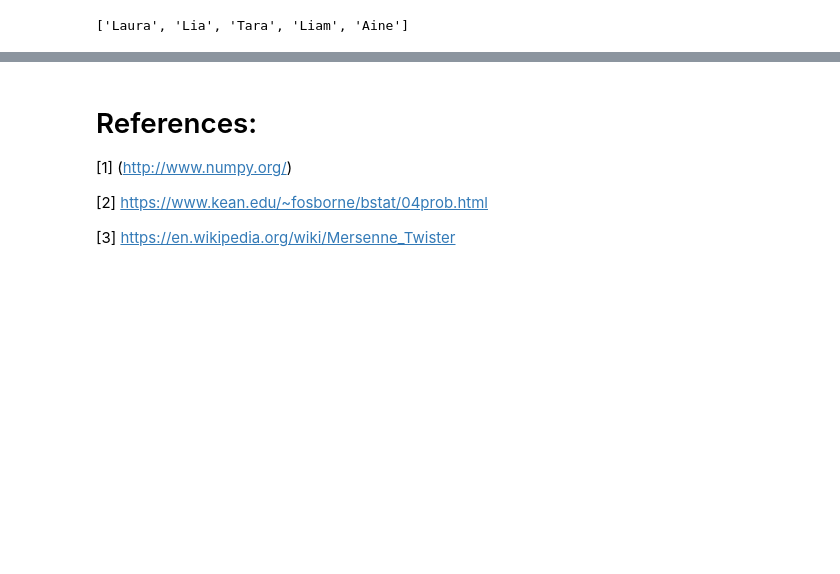
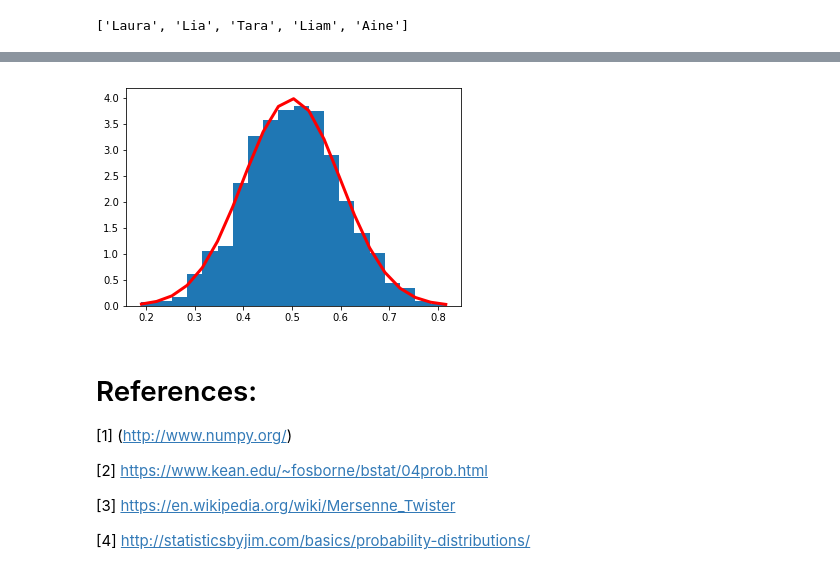
Before and after one commit to mikequaid/Programming, a Jupyter notebook: Practical Assignment - Programming.ipynb, the cells around one changed output, grey strips where cells are left out. Cells and saved outputs as stored; diff of their text form; code cells hidden in the pictures; blank space fills up the shorter version.

Commit message:
normal dist

```diff
--- a/Practical Assignment - Programming.ipynb
+++ b/Practical Assignment - Programming.ipynb
@@ -53,3 +71,22 @@ santa
+# %%
+# Example of Normal Distribution
+# numpy.random.normal draws random samples from a normal distribution
+# It has three parameters: location (M), scale (SD) and size (optional)
+
+import numpy as np
+import matplotlib.pyplot as plt
+
+mu, sigma = 0.5, 0.1 # Create Mean and Standard Deviation variables
+s = np.random.normal(mu, sigma, 1000)
+
+count, bins, ignored = plt.hist(s, 20, normed=True) # Create the bins and histogram
+
+# Plot the distribution curve
+plt.plot(bins, 1/(sigma * np.sqrt(2 * np.pi)) *
+    np.exp( - (bins - mu)**2 / (2 * sigma**2) ),       linewidth=3, color='r')
+plt.show()
+# %% [output]
+[figure, added]
 # %% [markdown]
 # References:
 
@@ -58,3 +95,5 @@ santa
 [2] https://www.kean.edu/~fosborne/bstat/04prob.html
 
 [3] https://en.wikipedia.org/wiki/Mersenne_Twister
+
+[4] http://statisticsbyjim.com/basics/probability-distributions/
```
Also changed, not shown: parts of 4 cells of this notebook.
